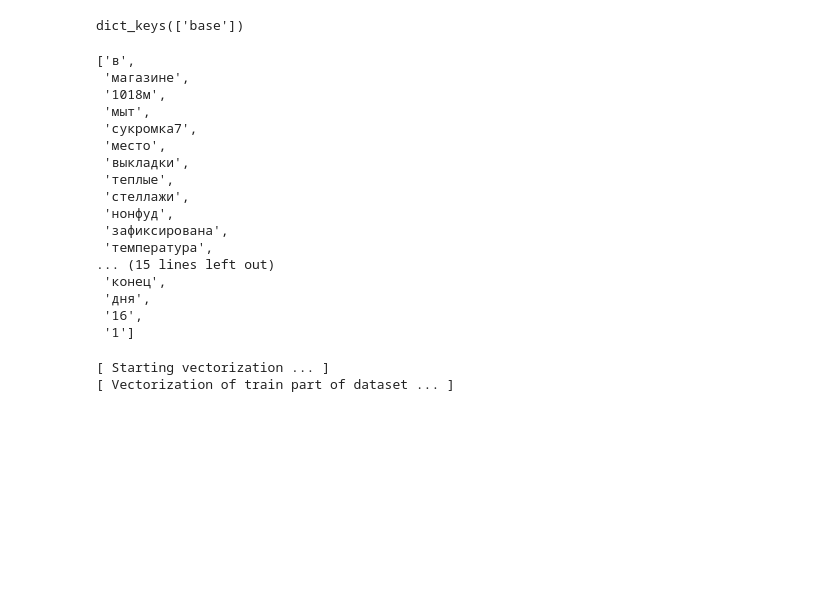
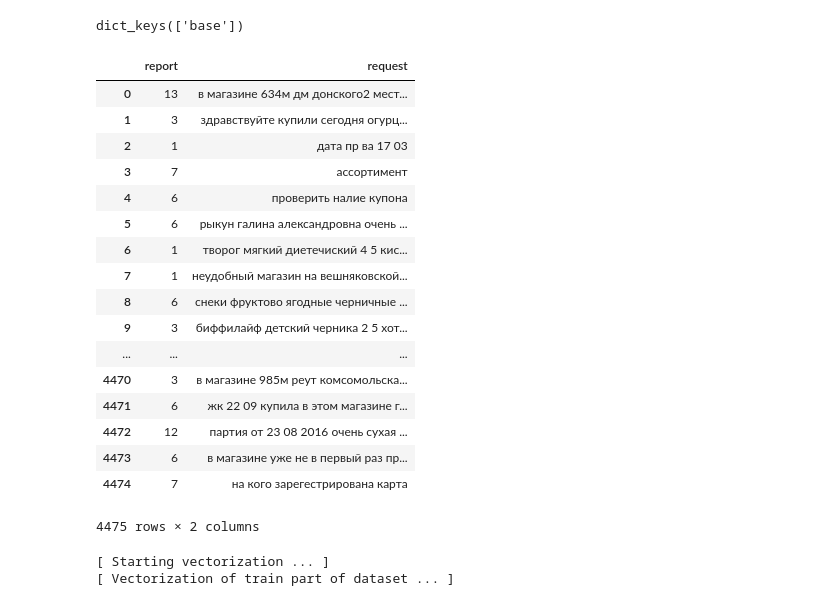
Before and after one commit to kudep/DeepBurtsev, a Jupyter notebook: Test_pipeline_new.ipynb, the cells around one changed output. Drawn from its saved outputs; the diff is of its cells as text; code cells hidden in the pictures; blank space fills up the shorter version.

```diff
--- a/Test_pipeline_new.ipynb
+++ b/Test_pipeline_new.ipynb
@@ -88,30 +85,31 @@ WCNN = GetCNN(CNN, config)
 pipe = Pipeline([(Tokenizer,), (FasttextVectorizer,), (WCNN,)])
 pipe.run(dataset)
 # %%
-dataset = dataset.load_data('38b2f8a46a974b45d9eaa3b76f304a60')
+dataset = dataset.load_data('427e247b44e0ec75a3d1660a500c198d')
 dataset.data.keys()
 # %% [output]
 dict_keys(['base'])
 # %%
-dataset.data['base']['request'][0]
+dataset.data['base']
 # %% [output]
+|  | report | request |
+| 0 | 13 | в магазине 634м дм донского2 мест... |
+| 1 | 3 | здравствуйте купили сегодня огурц... |
+| 2 | 1 | дата пр ва 17 03 |
+| 3 | 7 | ассортимент |
+| 4 | 6 | проверить налие купона |
+| 5 | 6 | рыкун галина александровна очень ... |
+| 6 | 1 | творог мягкий диетечиский 4 5 кис... |
+| 7 | 1 | неудобный магазин на вешняковской... |
+| 8 | 6 | снеки фруктово ягодные черничные ... |
+| 9 | 3 | биффилайф детский черника 2 5 хот... |
+| ... | ... | ... |
+| 4470 | 3 | в магазине 985м реут комсомольска... |
+| 4471 | 6 | жк 22 09 купила в этом магазине г... |
+| 4472 | 12 | партия от 23 08 2016 очень сухая ... |
+| 4473 | 6 | в магазине уже не в первый раз пр... |
+| 4474 | 7 | на кого зарегестрирована карта |
-['в',
- 'магазине',
- '1018м',
- 'мыт',
- 'сукромка7',
- 'место',
- 'выкладки',
- 'теплые',
- 'стеллажи',
- 'нонфуд',
- 'зафиксирована',
- 'температура',
-... (15 lines left out)
- 'конец',
- 'дня',
- '16',
- '1']
+4475 rows × 2 columns
 # %%
 # s = dataset.data['base']['request'][0]
 # s = s[1:-1]
```
Also changed, not shown: parts of 2 cells of this notebook, 6 other files.
